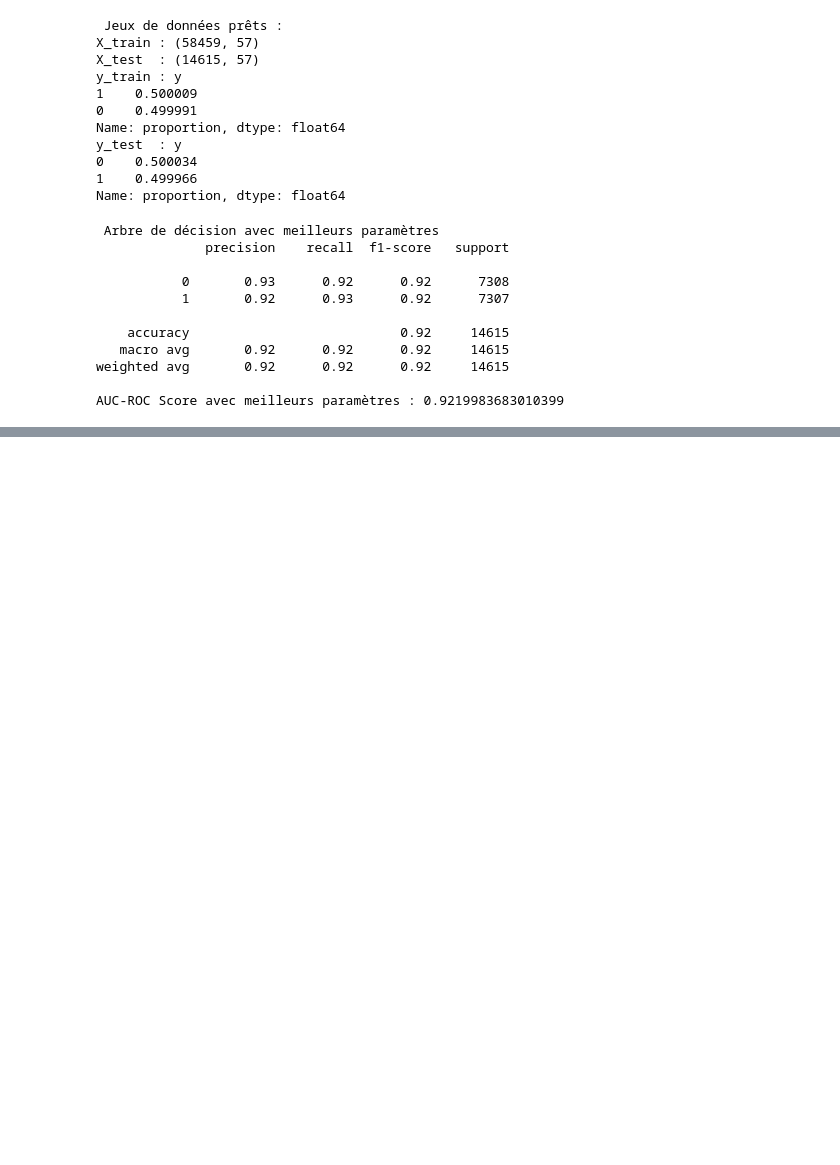
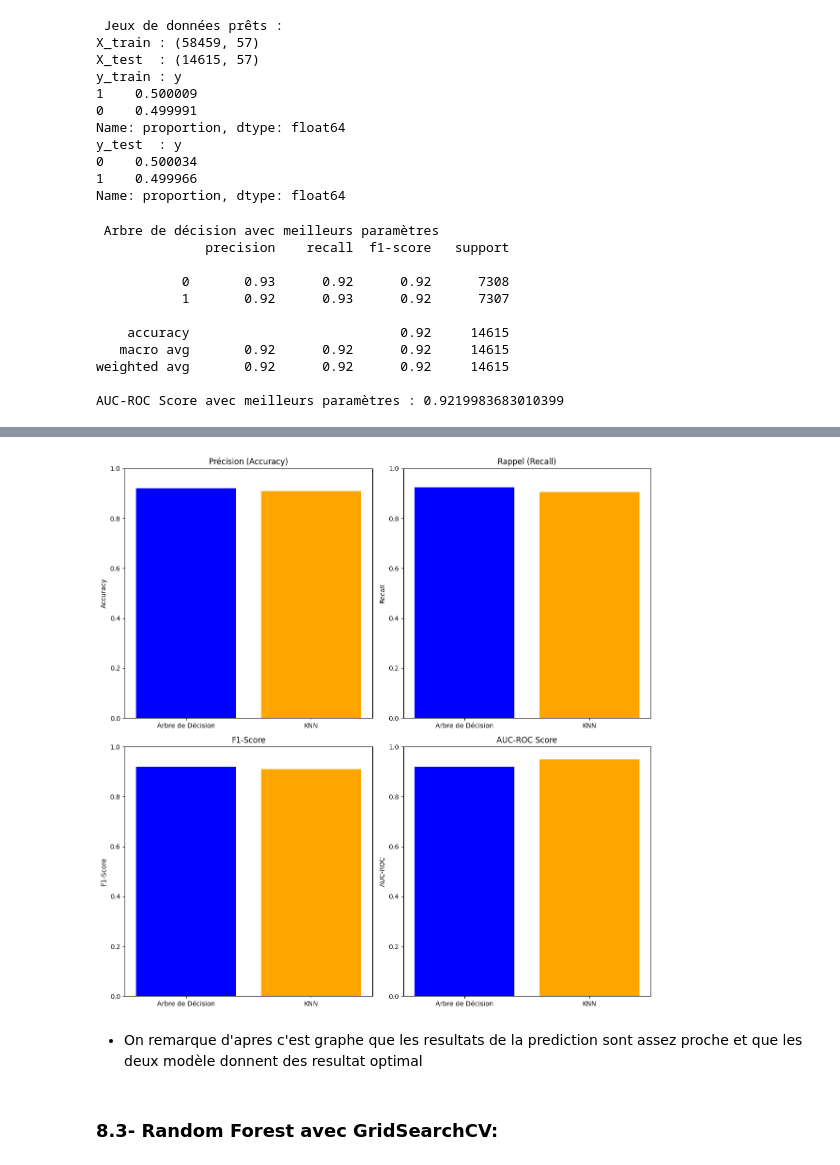
Before and after one commit to saaoudxteer/bank-marketing-project, a Jupyter notebook: bank_marketing_knn_tree.ipynb, the cells around one changed output, grey strips where cells are left out. Saved outputs shown, nothing was run; the diff lists cells and outputs as text; code cells hidden in the pictures; blank space fills up the shorter version.

```diff
--- a/bank_marketing_knn_tree.ipynb
+++ b/bank_marketing_knn_tree.ipynb
@@ -572,0 +629,52 @@ AUC-ROC Score avec meilleurs paramètres : 0.9219983683010399
+# %%
+
+accuracy_tree = 0.92
+precision_tree = [0.93, 0.92]
+recall_tree = [0.92, 0.93]
+f1_tree = [0.92, 0.92]
+roc_auc_tree = 0.92
+
+accuracy_knn = 0.91
+precision_knn = [0.93, 0.89]
+recall_knn = [0.88, 0.93]
+f1_knn = [0.91, 0.91]
+roc_auc_knn = 0.95
+
+
+models = ['Arbre de Décision', 'KNN']
+
+fig, axes = plt.subplots(2, 2, figsize=(12, 12))
+
+# Comparaison de l'accuracy
+axes[0, 0].bar(models, [accuracy_tree, accuracy_knn], color=['blue', 'orange'])
+axes[0, 0].set_title('Précision (Accuracy)')
+axes[0, 0].set_ylim(0, 1)
+axes[0, 0].set_ylabel('Accuracy')
+
+# Comparaison du rappel
+axes[0, 1].bar(models, [np.mean(recall_tree), np.mean(recall_knn)], color=['blue', 'orange'])
+axes[0, 1].set_title('Rappel (Recall)')
+axes[0, 1].set_ylim(0, 1)
+axes[0, 1].set_ylabel('Recall')
+
+# Comparaison du F1-score
+axes[1, 0].bar(models, [np.mean(f1_tree), np.mean(f1_knn)], color=['blue', 'orange'])
+axes[1, 0].set_title('F1-Score')
+axes[1, 0].set_ylim(0, 1)
+axes[1, 0].set_ylabel('F1-Score')
+
+# Comparaison de l'AUC-ROC
+axes[1, 1].bar(models, [roc_auc_tree, roc_auc_knn], color=['blue', 'orange'])
+axes[1, 1].set_title('AUC-ROC Score')
+axes[1, 1].set_ylim(0, 1)
+axes[1, 1].set_ylabel('AUC-ROC')
+
+# Affichage des graphiques
+plt.tight_layout()
+plt.show()
+# %% [output]
+[figure, added]
+# %% [markdown]
+- On remarque d'apres c'est graphe que les resultats de la prediction sont assez proche et que les deux modèle donnent des resultat optimal
+# %% [markdown]
+### 8.3- Random Forest avec GridSearchCV:
```
Also changed, not shown: parts of 6 cells of this notebook.
